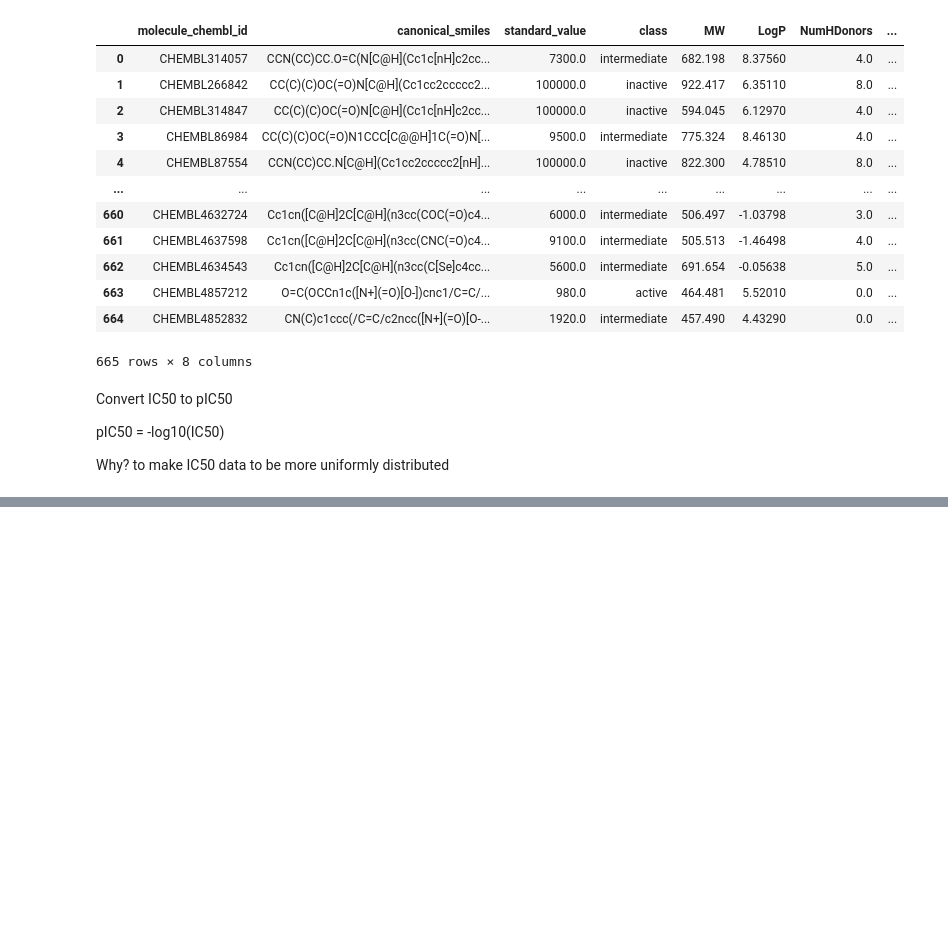
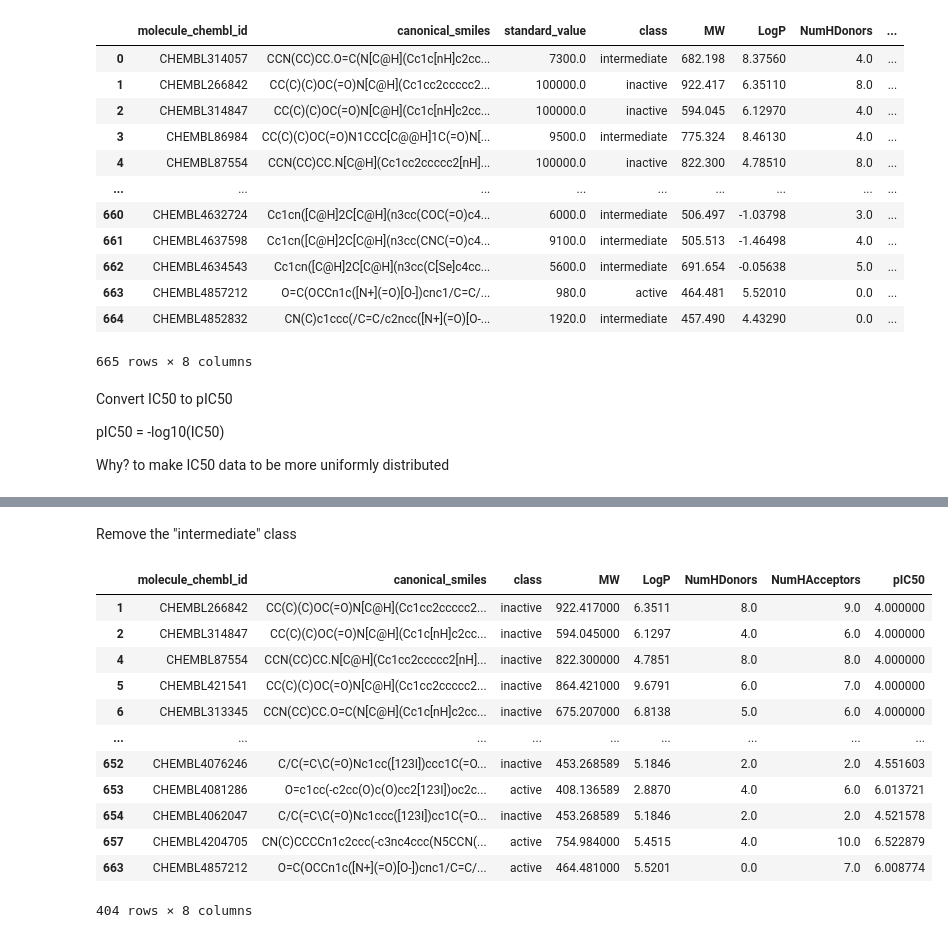
Before and after one commit to trizkynoviandy/qsar-telomerase-bioactivity, a Jupyter notebook: qsar_telomerase_part_2.ipynb, the cells around one changed output, grey strips where cells are left out. Drawn from its saved outputs; the diff is of its cells as text; code cells hidden in the pictures; blank space fills up the shorter version.

```diff
--- a/qsar_telomerase_part_2.ipynb
+++ b/qsar_telomerase_part_2.ipynb
@@ -145,0 +195,19 @@ def pIC50(input):
+# %% [markdown]
+Remove the "intermediate" class
+# %%
+df_no_intermediate = df_final[df_final['class'] != 'intermediate']
+df_no_intermediate
+# %% [output]
+|  | molecule_chembl_id | canonical_smiles | class | MW | LogP | NumHDonors | NumHAcceptors | pIC50 |
+| 1 | CHEMBL266842 | CC(C)(C)OC(=O)N[C@H](Cc1cc2ccccc2... | inactive | 922.417000 | 6.3511 | 8.0 | 9.0 | 4.000000 |
+| 2 | CHEMBL314847 | CC(C)(C)OC(=O)N[C@H](Cc1c[nH]c2cc... | inactive | 594.045000 | 6.1297 | 4.0 | 6.0 | 4.000000 |
+| 4 | CHEMBL87554 | CCN(CC)CC.N[C@H](Cc1cc2ccccc2[nH]... | inactive | 822.300000 | 4.7851 | 8.0 | 8.0 | 4.000000 |
+| 5 | CHEMBL421541 | CC(C)(C)OC(=O)N[C@H](Cc1cc2ccccc2... | inactive | 864.421000 | 9.6791 | 6.0 | 7.0 | 4.000000 |
+| 6 | CHEMBL313345 | CCN(CC)CC.O=C(N[C@H](Cc1c[nH]c2cc... | inactive | 675.207000 | 6.8138 | 5.0 | 6.0 | 4.000000 |
+| ... | ... | ... | ... | ... | ... | ... | ... | ... |
+| 652 | CHEMBL4076246 | C/C(=C\C(=O)Nc1cc([123I])ccc1C(=O... | inactive | 453.268589 | 5.1846 | 2.0 | 2.0 | 4.551603 |
+| 653 | CHEMBL4081286 | O=c1cc(-c2cc(O)c(O)cc2[123I])oc2c... | active | 408.136589 | 2.8870 | 4.0 | 6.0 | 6.013721 |
+| 654 | CHEMBL4062047 | C/C(=C\C(=O)Nc1ccc([123I])cc1C(=O... | inactive | 453.268589 | 5.1846 | 2.0 | 2.0 | 4.521578 |
+| 657 | CHEMBL4204705 | CN(C)CCCCn1c2ccc(-c3nc4ccc(N5CCN(... | active | 754.984000 | 5.4515 | 4.0 | 10.0 | 6.522879 |
+| 663 | CHEMBL4857212 | O=C(OCCn1c([N+](=O)[O-])cnc1/C=C/... | active | 464.481000 | 5.5201 | 0.0 | 7.0 | 6.008774 |
+404 rows × 8 columns
```
Also changed, not shown: parts of 6 cells of this notebook.
